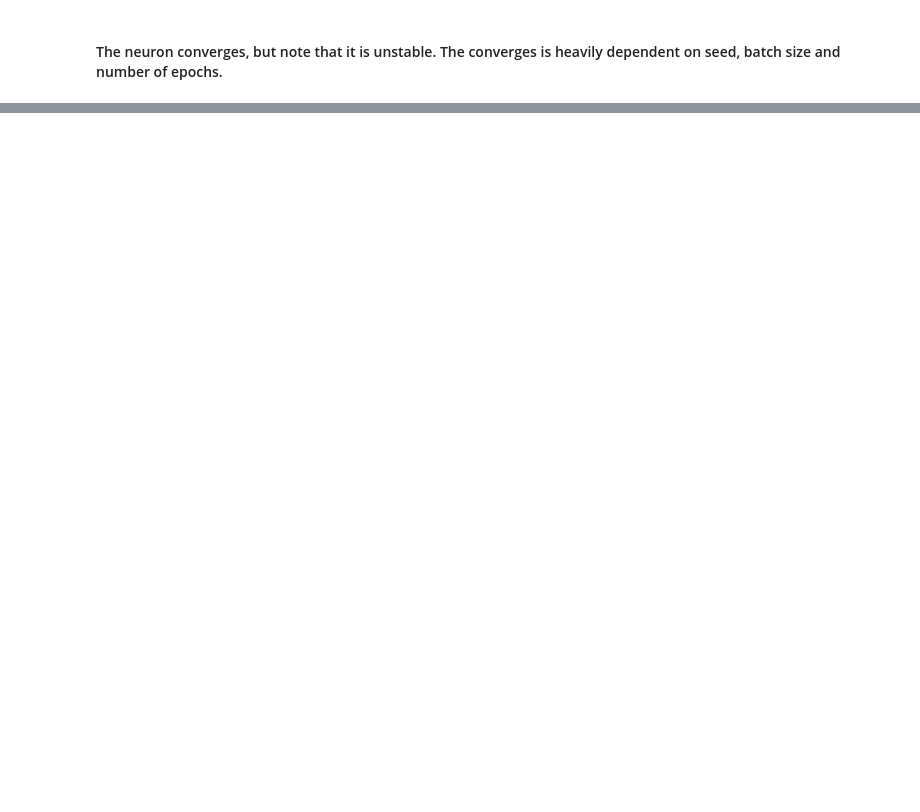
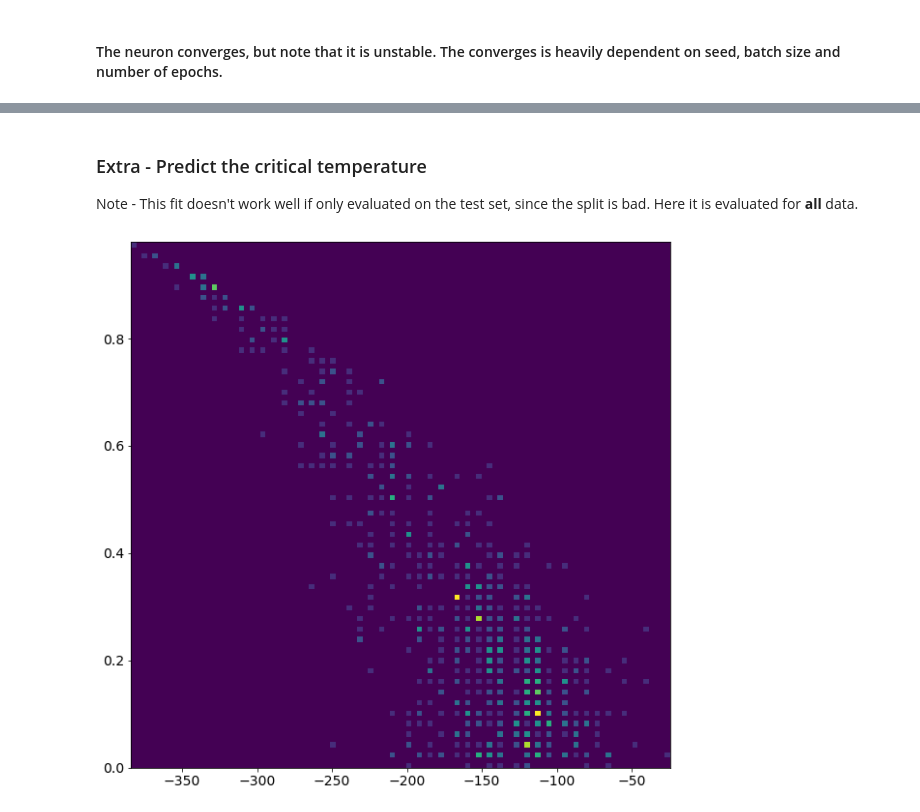
Before and after one commit to elindgren/lfd_project, a Jupyter notebook: Project 2/(Basic) Single Neuron.ipynb, the cells around one changed output, grey strips where cells are left out. Saved outputs shown, nothing was run; the diff lists cells and outputs as text; code cells hidden in the pictures; blank space fills up the shorter version.

```diff
--- a/Project 2/(Basic) Single Neuron.ipynb
+++ b/Project 2/(Basic) Single Neuron.ipynb
@@ -289,0 +449,11 @@ calc_accuracy passes unit tests: True
+# %% [markdown]
+### Extra - Predict the critical temperature
+Note - This fit doesn't work well if only evaluated on the test set, since the split is bad. Here it is evaluated for **all** data.
+# %%
+# Create a heatmap to see which is more plausible
+
+
+fig, ax = plt.subplots(figsize=(10,10))
+heatmap, _, _, _ = ax.hist2d(E_M_high[:,0],E_M_high[:,1], bins=100)
+# %% [output]
+[figure, added]
```
Also changed, not shown: parts of 8 cells of this notebook, 1 other file.
